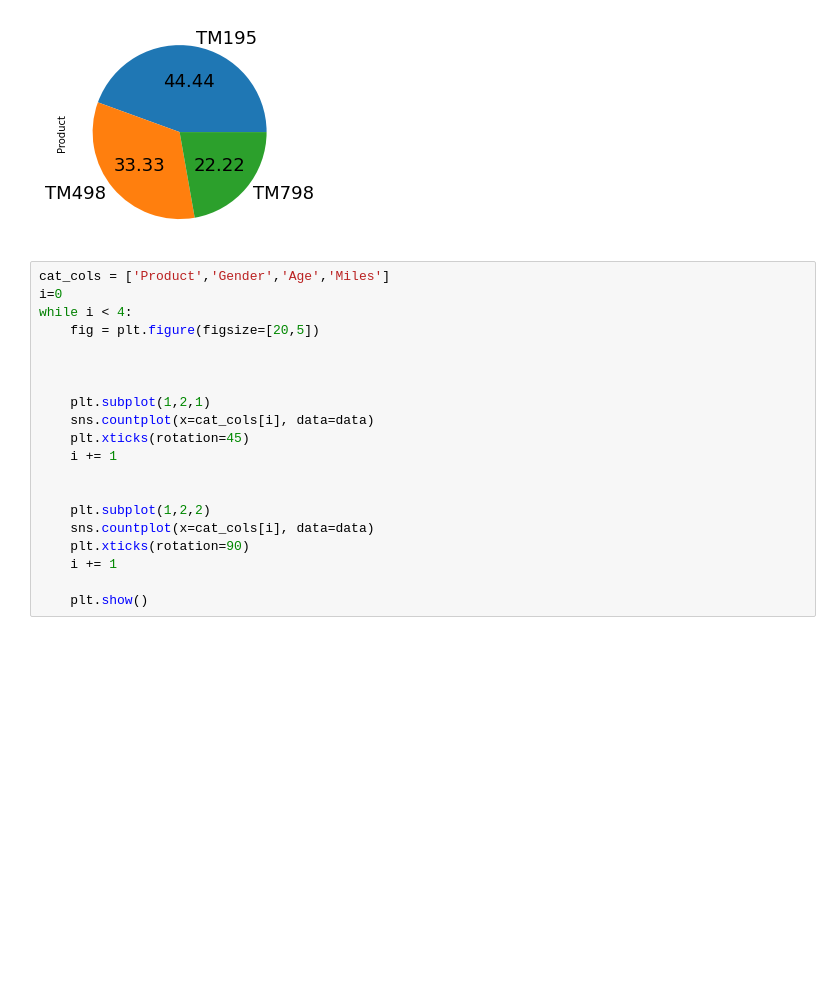
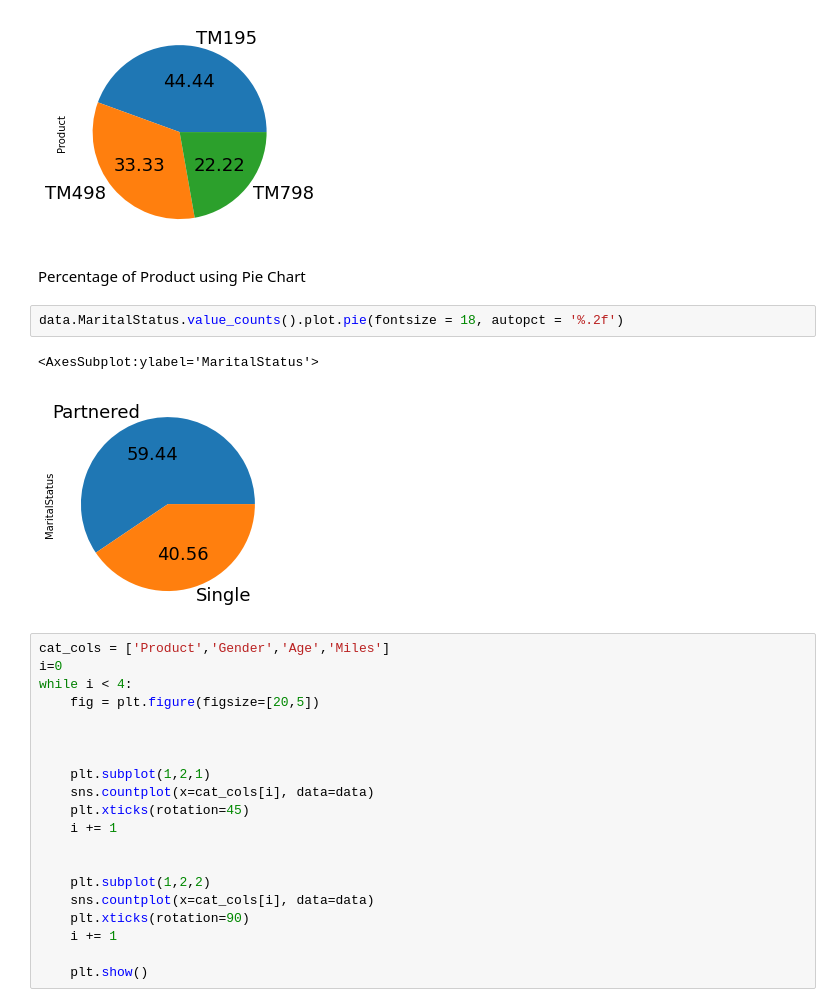
Before and after one commit to Meabhijit11/EDA_personal_project, a Jupyter notebook: EDA_personal_project_2.ipynb, the cells around one changed output. Drawn from its saved outputs; the diff is of its cells as text; blank space fills up the shorter version.

```diff
--- a/EDA_personal_project_2.ipynb
+++ b/EDA_personal_project_2.ipynb
@@ -209,6 +246,13 @@ data.Product.value_counts().plot.pie(fontsize = 18, autopct = '%.2f')
 # %% [output]
 <AxesSubplot:ylabel='Product'>
 [figure]
+# %% [markdown]
+Percentage of Product using Pie Chart
+# %%
+data.MaritalStatus.value_counts().plot.pie(fontsize = 18, autopct = '%.2f')
+# %% [output]
+<AxesSubplot:ylabel='MaritalStatus'>
+[figure, added]
 # %%
 cat_cols = ['Product','Gender','Age','Miles']
 i=0
```
Also changed, not shown: parts of 21 cells of this notebook.
